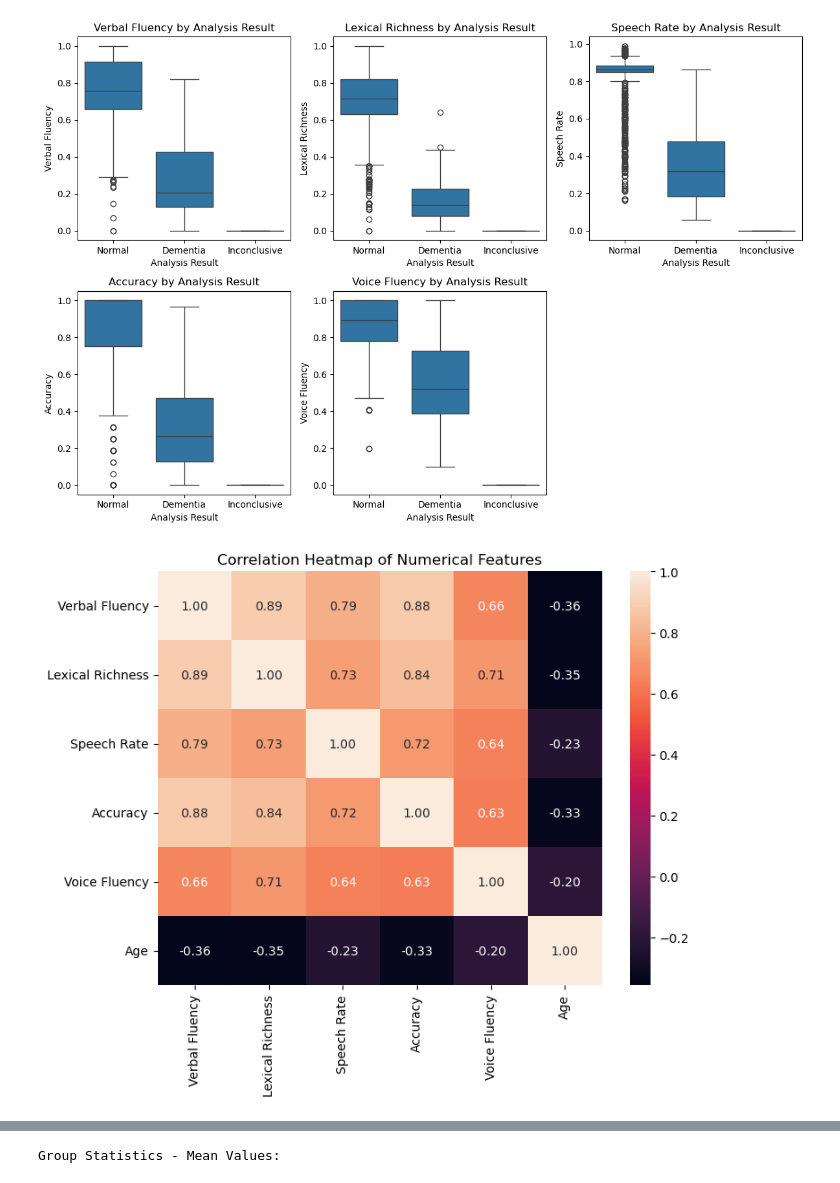
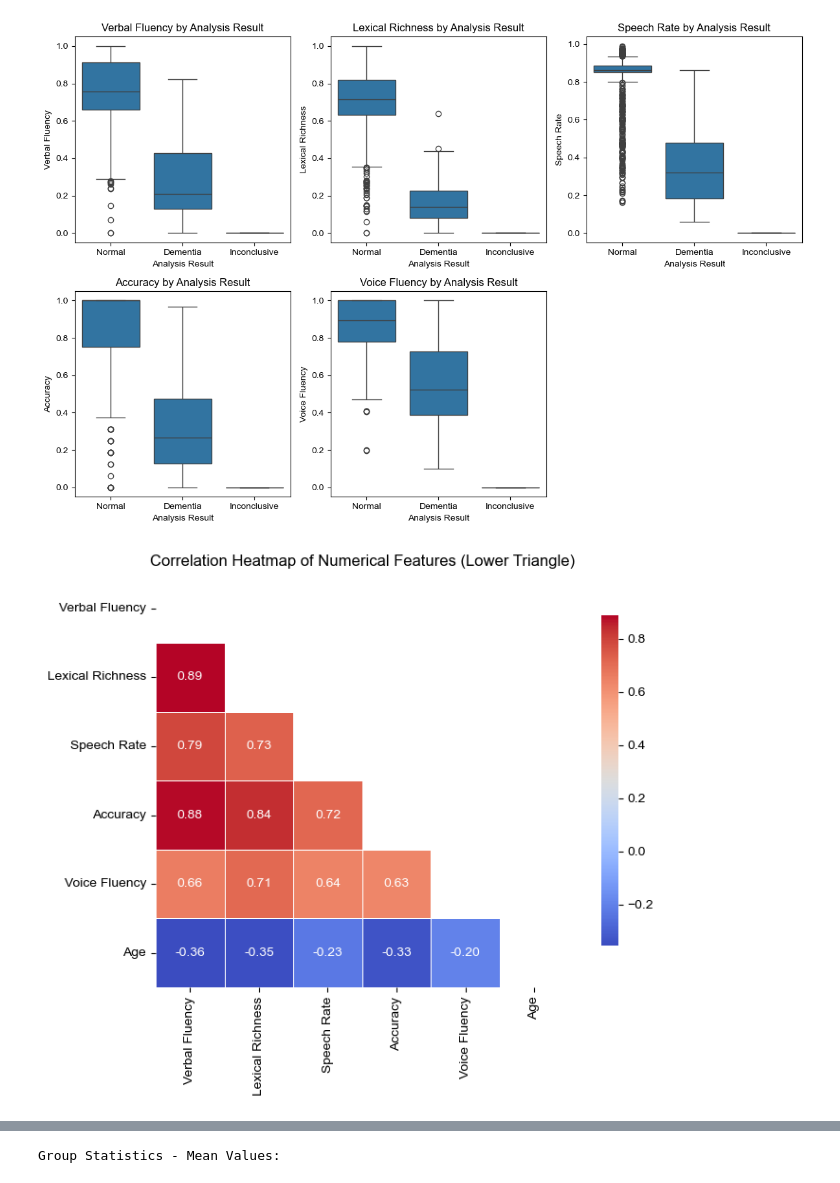
Before and after one commit to Kevindic0214/Voice-Face-Aging-Prediction, a Jupyter notebook: eda.ipynb, the cells around one changed output, grey strips where cells are left out. Drawn from its saved outputs; the diff is of its cells as text; code cells hidden in the pictures.

```diff
--- a/eda.ipynb
+++ b/eda.ipynb
@@ -8,7 +8,7 @@ import matplotlib as mpl
 import matplotlib.pyplot as plt
 
 # 設定全局字體
-plt.rcParams['font.family'] = 'DejaVu Sans'  # 使用微軟正黑體
+plt.rcParams['font.family'] = 'Arial'
 
 # 讀取 CSV
 df = pd.read_csv('VerbalFluencyTest_rawdata.csv')
@@ -159,38 +169,34 @@ plt.show()
 plt.figure(figsize=(12,8))
 for i, col in enumerate(numeric_cols):
     plt.subplot(2, 3, i+1)
-    sns.boxplot(x='分析結果', y=col, data=df)
-    plt.title(f'{col_mapping[col]} by Analysis Result')
+    sns.boxplot(x='Analysis Result', y=col, data=df)
+    plt.title(f'{col} by Analysis Result')
     plt.xlabel('Analysis Result')
-    plt.ylabel(col_mapping[col])
-    # Replace x-axis labels
-    if len(df['分析結果'].unique()) == 2:
-        plt.xticks([0, 1], ['Normal', 'Dementia'])
+    plt.ylabel(col)
 plt.tight_layout()
 plt.show()
 # %% [output]
-[figure, old version]
+[figure, new version]
 # %%
 # %%
-# 程式碼區塊 7：數值特徵相關性熱圖
-plt.figure(figsize=(8,6))
-corr = df[numeric_cols + ['年齡']].corr()
+# 程式碼區塊 7：數值特徵相關性熱圖（只顯示左下角）
+plt.figure(figsize=(8, 6))
 
-# Create English column labels for correlation matrix
-corr_cols = numeric_cols + ['年齡']
-corr_cols_en = numeric_cols_en + ['Age']
-corr_index_en = corr_cols_en.copy()
+# 計算相關係數矩陣
+corr = df[numeric_cols + ['Age']].corr()
 
-# Create new correlation dataframe with English labels
-corr_en = pd.DataFrame(corr.values,
-                      columns=corr_cols_en,
-                      index=corr_index_en)
+# 建立遮罩：遮住右上角（上三角矩陣）
+mask = np.triu(np.ones_like(corr, dtype=bool))
 
-sns.heatmap(corr_en, annot=True, fmt=".2f")
-plt.title('Correlation Heatmap of Numerical Features')
+# 繪製熱圖，只顯示左下角
+sns.heatmap(corr, mask=mask, annot=True, fmt=".2f", cmap="coolwarm", square=True,
+            linewidths=.5, cbar_kws={"shrink": .8})
+
+plt.title('Correlation Heatmap of Numerical Features (Lower Triangle)')
+plt.tight_layout()
 plt.show()
 # %% [output]
-[figure, old version]
+[figure, new version]
 # %%
 # %%
 # 程式碼區塊 8：Pairplot（依分析結果著色）
```
Also changed, not shown: parts of 7 cells of this notebook, 1 other file.
